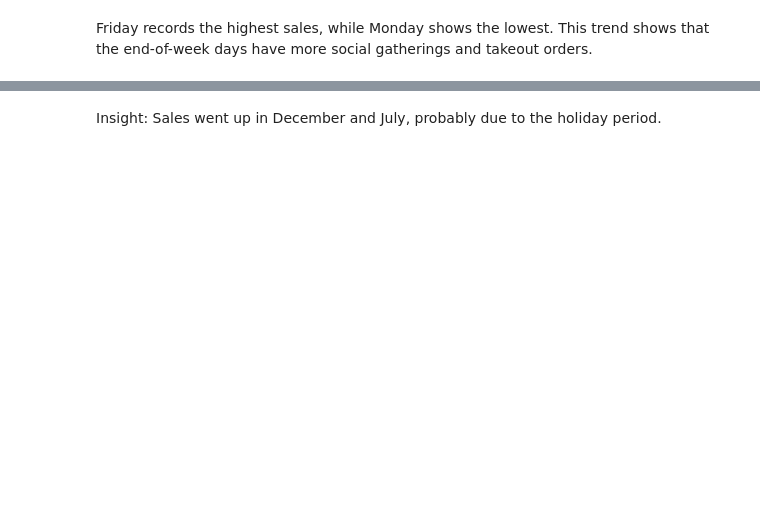
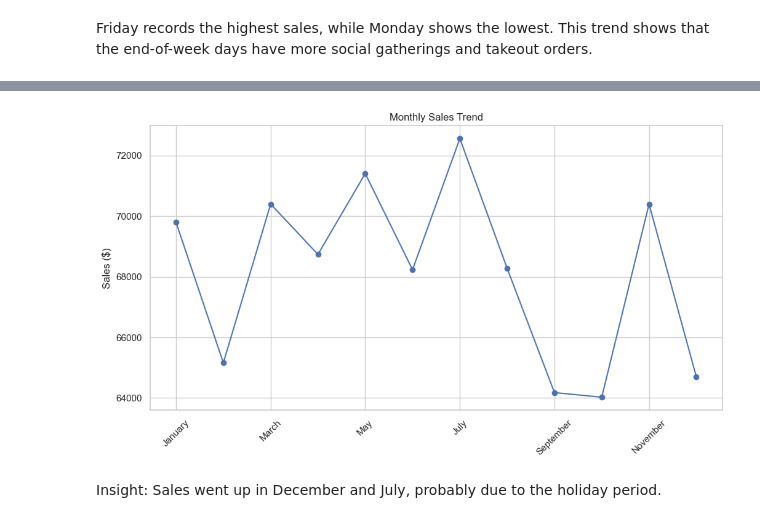
Before and after one commit to Ifenimi/pizza-sales-analysis, a Jupyter notebook: Task_3_Pizza data analysis.ipynb, the cells around one changed output, grey strips where cells are left out. Cells and saved outputs as stored; diff of their text form; code cells hidden in the pictures; blank space fills up the shorter version.

```diff
--- a/Task_3_Pizza data analysis.ipynb
+++ b/Task_3_Pizza data analysis.ipynb
@@ -36,0 +4,35 @@ df['month'] = df['date'].dt.month_name()
+# %%
+# Import the necessary Libraries
+import pandas as pd
+import numpy as np
+import matplotlib.pyplot as plt
+import seaborn as sns
+
+#Display settings
+%matplotlib inline
+sns.set(style="whitegrid")
+plt.rcParams["figure.figsize"] = (12, 6)
+
+#Load the Datasets
+orders = pd.read_csv("orders.csv")
+order_details = pd.read_csv("order_details.csv")
+pizzas = pd.read_csv("pizzas.csv")
+pizza_types = pd.read_csv("pizza_types.csv")
+
+#Cleanup
+orders['date'] = pd.to_datetime(orders['date'])
+orders['time'] = pd.to_datetime(orders['time'], format='%H:%M:%S').dt.time
+
+
+# Merge all the datasets
+df = order_details.merge(orders, on='order_id') \
+                  .merge(pizzas, on='pizza_id') \
+                  .merge(pizza_types, on='pizza_type_id')
+
+# Calculate Sales
+df['total_price'] = df['price'] * df['quantity']
+df['hour'] = pd.to_datetime(df['time'], format='%H:%M:%S').dt.hour
+df['weekday'] = df['date'].dt.day_name()
+df['month'] = df['date'].dt.month_name()
+
+df
@@ -94,11 +127,13 @@ plt.show()
 # %%
 # 9 Monthly Sales Trend
 monthly_sales = df.groupby('month')['total_price'].sum()
-monthly_sales = monthly_sales.loc[pd.date_range(start='2021-01-01', periods=12, freq='M').strftime('%B')]
+monthly_sales = monthly_sales.loc[pd.date_range(start='2021-01-01', periods=12, freq='ME').strftime('%B')]
 monthly_sales.plot(kind='line', marker='o', title='Monthly Sales Trend')
 plt.ylabel("Sales ($)")
 plt.xticks(rotation=45)
 plt.show()
+# %% [output]
+[figure, added]
 # %% [markdown]
 Insight: Sales went up in December and July, probably due to the holiday period.
 # %%
```
Also changed, not shown: parts of 11 cells of this notebook.
